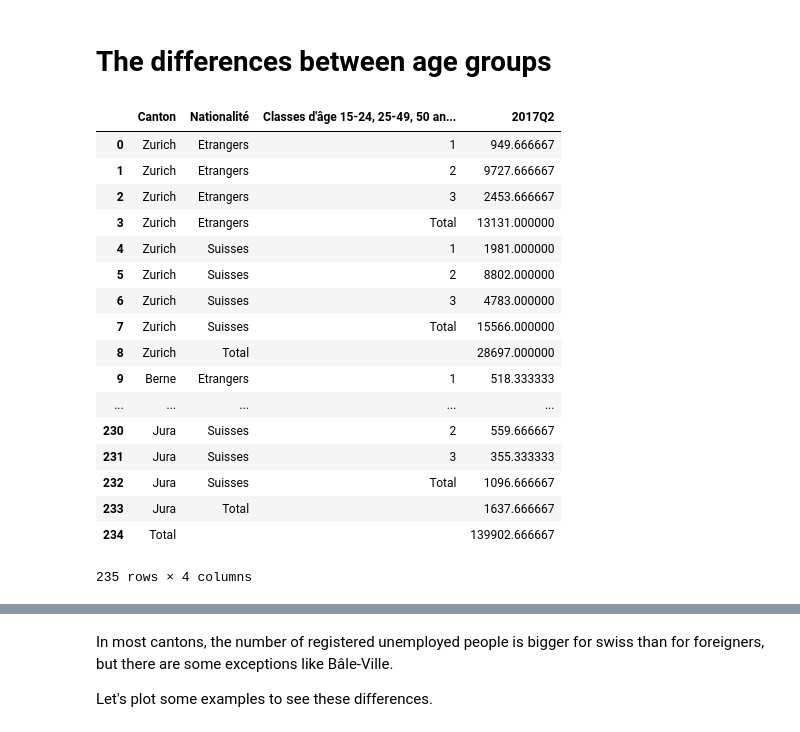
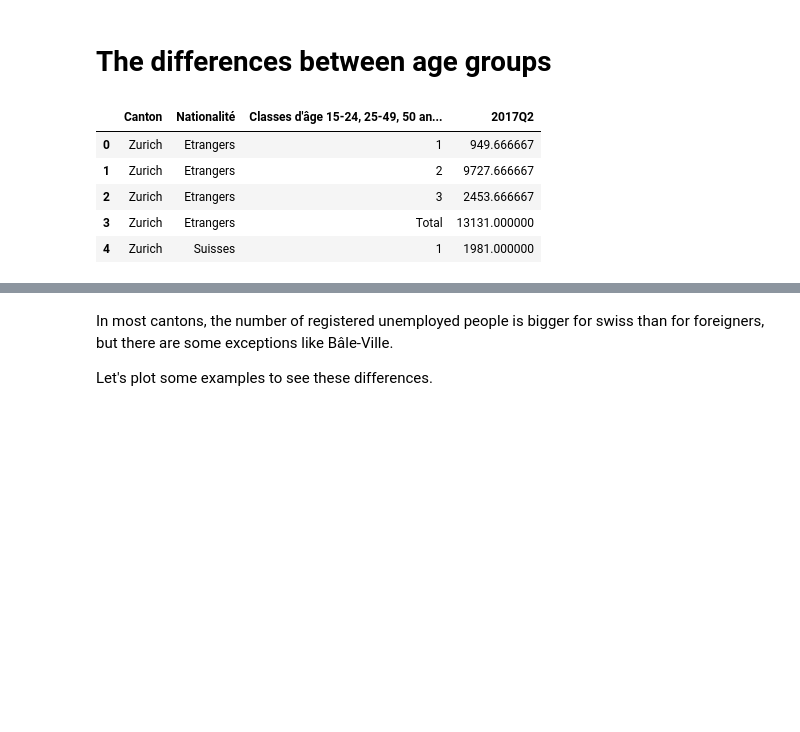
Before and after one commit to maxpr/ADA, a Jupyter notebook: 03 - Interactive Viz/Homework3.ipynb, the cells around one changed output, grey strips where cells are left out. Saved outputs shown, nothing was run; the diff lists cells and outputs as text; code cells hidden in the pictures; blank space fills up the shorter version.

```diff
--- a/03 - Interactive Viz/Homework3.ipynb
+++ b/03 - Interactive Viz/Homework3.ipynb
@@ -702,26 +704,15 @@ df_unemployment_swiss_foreigners_age_clean = df_unemployment_swiss_foreigners_ag
 age_cat = 'Classes d\'âge 15-24, 25-49, 50 ans et plus'
 # %%
 df = df_unemployment_swiss_foreigners_age_clean.copy()
-df.fillna('')
+df = df.fillna('')
+df.head()
 # %% [output]
 |  | Canton | Nationalité | Classes d'âge 15-24, 25-49, 50 an... | 2017Q2 |
 | 0 | Zurich | Etrangers | 1 | 949.666667 |
 | 1 | Zurich | Etrangers | 2 | 9727.666667 |
 | 2 | Zurich | Etrangers | 3 | 2453.666667 |
 | 3 | Zurich | Etrangers | Total | 13131.000000 |
 | 4 | Zurich | Suisses | 1 | 1981.000000 |
-| 5 | Zurich | Suisses | 2 | 8802.000000 |
-| 6 | Zurich | Suisses | 3 | 4783.000000 |
-| 7 | Zurich | Suisses | Total | 15566.000000 |
-| 8 | Zurich | Total |  | 28697.000000 |
-| 9 | Berne | Etrangers | 1 | 518.333333 |
-| ... | ... | ... | ... | ... |
-| 230 | Jura | Suisses | 2 | 559.666667 |
-| 231 | Jura | Suisses | 3 | 355.333333 |
-| 232 | Jura | Suisses | Total | 1096.666667 |
-| 233 | Jura | Total |  | 1637.666667 |
-| 234 | Total |  |  | 139902.666667 |
-235 rows × 4 columns
 # %%
 # construct the dataFrame "totals" that contains the total number of foreigners and the total number of swiss
 #for each canton
```
Also changed, not shown: parts of 7 cells of this notebook, 3 other files.
